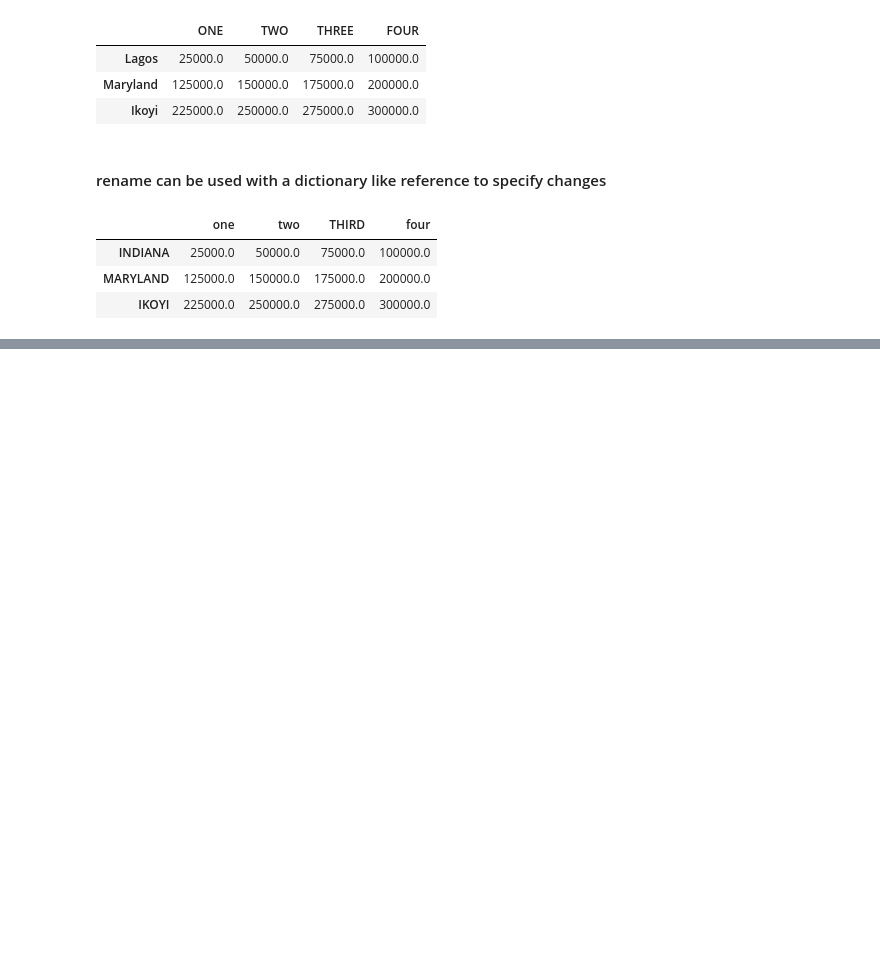
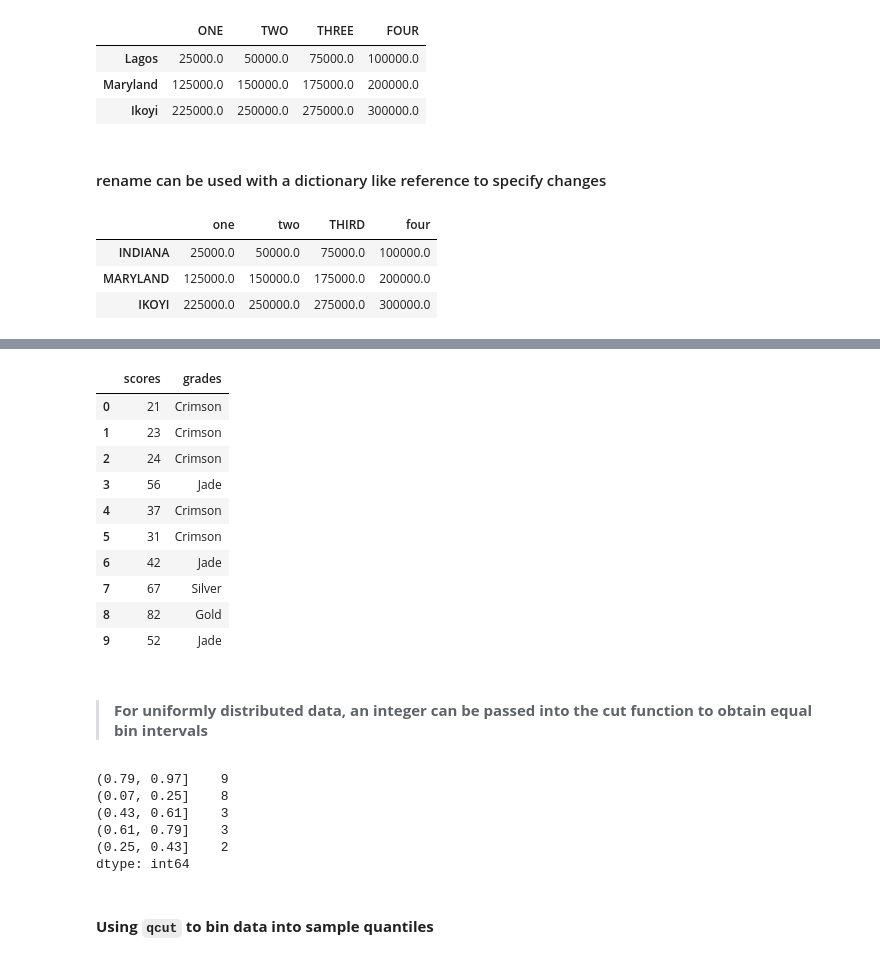
Before and after one commit to Craphtr/Python-Essentials-For-Machine-Learning, a Jupyter notebook: 08_Data_Transformation_in_Pandas.ipynb, the cells around one changed output, grey strips where cells are left out. Cells and saved outputs as stored; diff of their text form; code cells hidden in the pictures; blank space fills up the shorter version.

Commit message:
added data transformation techniques

```diff
--- a/08_Data_Transformation_in_Pandas.ipynb
+++ b/08_Data_Transformation_in_Pandas.ipynb
@@ -343,0 +354,3 @@ dm.rename(index={'LAGOS': 'INDIANA'},columns={'three':'THIRD'})
+# %%
+scores = [21,23,24,56,37,31,42,67,82,52]
+grades = pd.DataFrame(scores,columns=['scores'])
@@ -343,0 +359,6 @@ dm.rename(index={'LAGOS': 'INDIANA'},columns={'three':'THIRD'})
+# %%
+bins = [20,40,60,80,100]
+binned_grades = pd.cut(grades['scores'],bins)
+
+#Assess how many elements are within each interval
+pd.value_counts(binned_grades)
@@ -343,0 +384,4 @@ dm.rename(index={'LAGOS': 'INDIANA'},columns={'three':'THIRD'})
+# %%
+class_groups = ['Crimson', 'Jade','Silver','Gold']
+binned_grades = pd.cut(grades['scores'],bins,labels=class_groups)
+binned_grades
@@ -343,0 +401,30 @@ dm.rename(index={'LAGOS': 'INDIANA'},columns={'three':'THIRD'})
+# %%
+scores_n_grades=pd.DataFrame({'scores':scores,'grades':binned_grades})
+scores_n_grades
+# %% [output]
+|  | scores | grades |
+| 0 | 21 | Crimson |
+| 1 | 23 | Crimson |
+| 2 | 24 | Crimson |
+| 3 | 56 | Jade |
+| 4 | 37 | Crimson |
+| 5 | 31 | Crimson |
+| 6 | 42 | Jade |
+| 7 | 67 | Silver |
+| 8 | 82 | Gold |
+| 9 | 52 | Jade |
+# %% [markdown]
+>#### **For uniformly distributed data, an integer can be passed into the cut function to obtain equal bin intervals**
+# %%
+data = np.random.rand(25)
+binned_data = pd.cut(data,5, precision=2)
+pd.value_counts(binned_data)
+# %% [output]
+(0.79, 0.97]    9
+(0.07, 0.25]    8
+(0.43, 0.61]    3
+(0.61, 0.79]    3
+(0.25, 0.43]    2
+dtype: int64
+# %% [markdown]
+#### **Using `qcut` to bin data into sample quantiles**
```
Also changed, not shown: parts of 9 cells of this notebook.
